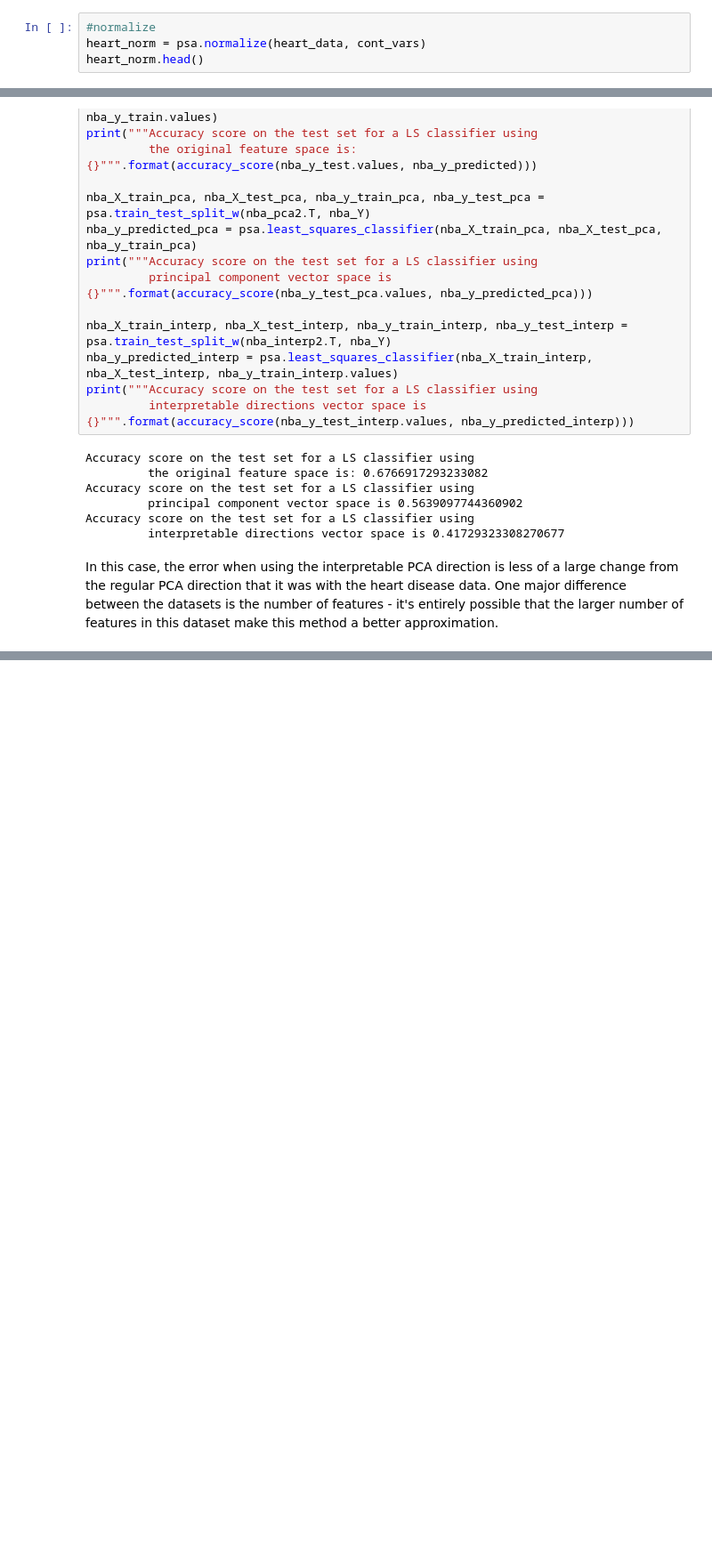
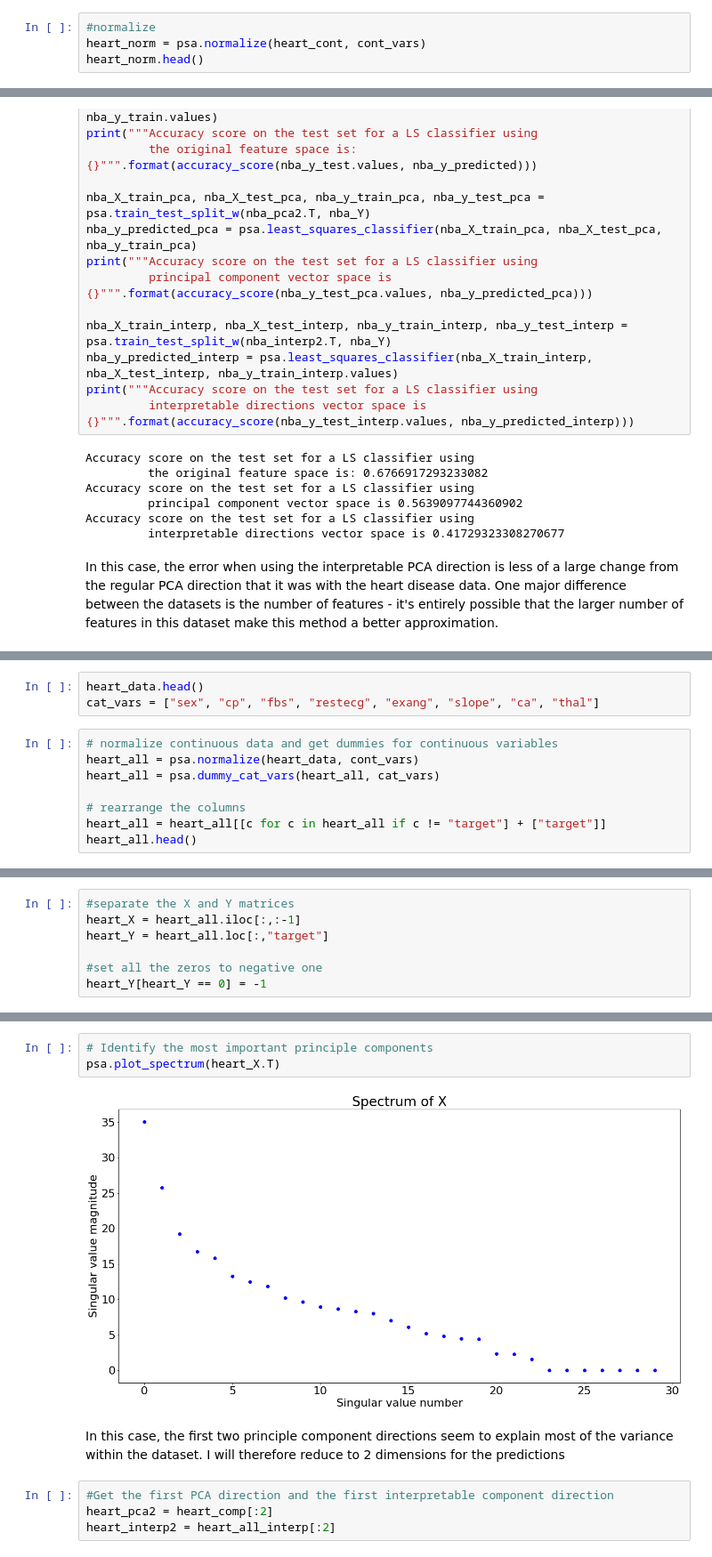
Before and after one commit to RobertoBarrosoLuque/InterpretableDimRed, a Jupyter notebook: InterpretableDimRed/Notebooks/InterpretableDirections.ipynb, the cells around one changed output, grey strips where cells are left out. Shown: that part at 89% size. Drawn from its saved outputs; the diff is of its cells as text; blank space fills up the shorter version.

```diff
--- a/InterpretableDimRed/Notebooks/InterpretableDirections.ipynb
+++ b/InterpretableDimRed/Notebooks/InterpretableDirections.ipynb
@@ -48,7 +56,7 @@ heart_data.head()
 | 4 | 57 | 120 | 354 | 163 | 0.6 | 1 |
 # %%
 #normalize
-heart_norm = psa.normalize(heart_data, cont_vars)
+heart_norm = psa.normalize(heart_cont, cont_vars)
 heart_norm.head()
 # %% [output]
 |  | age | trestbps | chol | thalach | oldpeak | target |
@@ -294,0 +309,11 @@ In this case, the error when using the interpretable PCA direction is less of a
+# %%
+heart_data.head()
+cat_vars = ["sex", "cp", "fbs", "restecg", "exang", "slope", "ca", "thal"]
+# %%
+# normalize continuous data and get dummies for continuous variables
+heart_all = psa.normalize(heart_data, cont_vars)
+heart_all = psa.dummy_cat_vars(heart_all, cat_vars)
+
+# rearrange the columns
+heart_all = heart_all[[c for c in heart_all if c != "target"] + ["target"]]
+heart_all.head()
@@ -294,0 +328,7 @@ In this case, the error when using the interpretable PCA direction is less of a
+# %%
+#separate the X and Y matrices
+heart_X = heart_all.iloc[:,:-1]
+heart_Y = heart_all.loc[:,"target"]
+
+#set all the zeros to negative one
+heart_Y[heart_Y == 0] = -1
@@ -294,0 +415,11 @@ In this case, the error when using the interpretable PCA direction is less of a
+# %%
+# Identify the most important principle components
+psa.plot_spectrum(heart_X.T)
+# %% [output]
+[figure, added]
+# %% [markdown]
+In this case, the first two principle component directions seem to explain most of the variance within the dataset. I will therefore reduce to 2 dimensions for the predictions
+# %%
+#Get the first PCA direction and the first interpretable component direction
+heart_pca2 = heart_comp[:2]
+heart_interp2 = heart_all_interp[:2]
```
Also changed, not shown: parts of 31 cells of this notebook, 1 other file.
